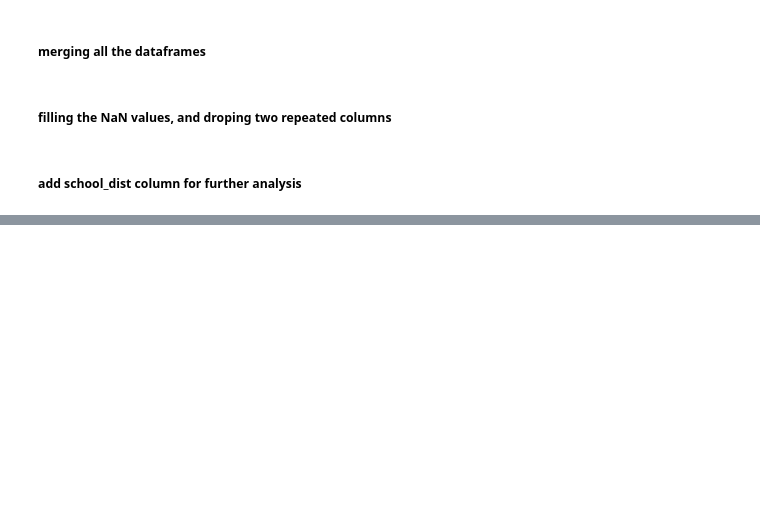
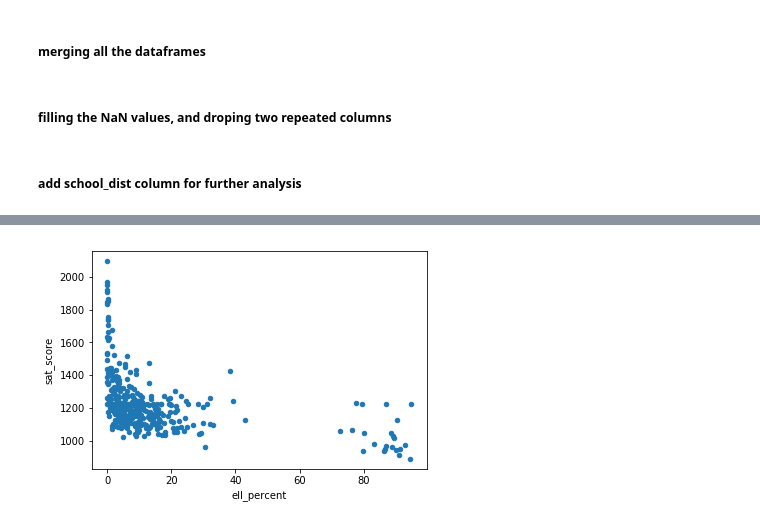
Before and after one commit to niloofarnth/NYC-schools-SAT-analysis, a Jupyter notebook: NYC-SAT-demographics.ipynb, the cells around one changed output, grey strips where cells are left out. Drawn from its saved outputs; the diff is of its cells as text; code cells hidden in the pictures; blank space fills up the shorter version.

```diff
--- a/NYC-SAT-demographics.ipynb
+++ b/NYC-SAT-demographics.ipynb
@@ -151,0 +229,5 @@ combined['school_dist'] = combined['DBN'].apply(lambda x : x[0:2] )
+# %%
+ax = combined.plot(x = 'ell_percent', y = 'sat_score', kind = 'scatter')
+plt.show()
+# %% [output]
+[figure, added]
```
Also changed, not shown: parts of 16 cells of this notebook.
